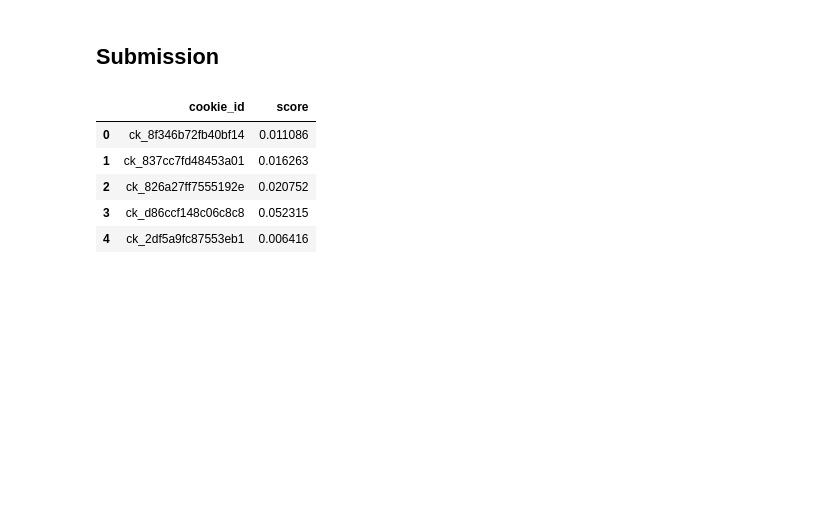
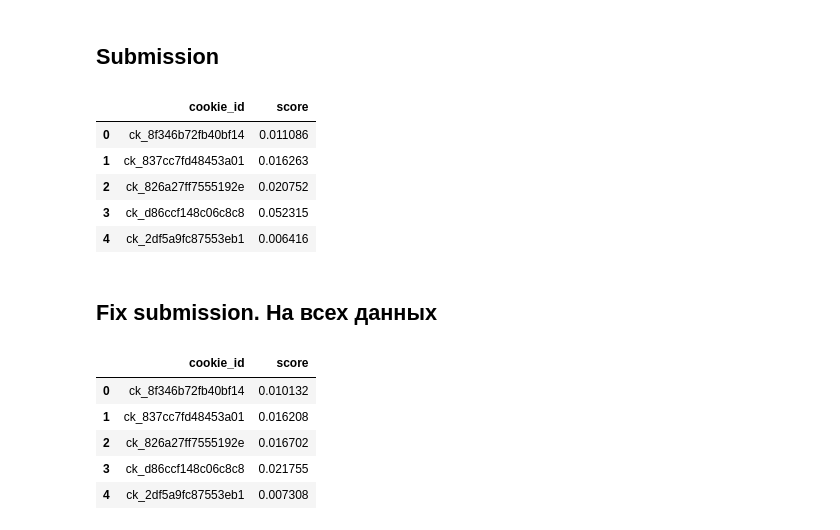
Before and after one commit to eslupmi101/avito_ds_bootcamp, a Jupyter notebook: task.ipynb, the cells around one changed output. Drawn from its saved outputs; the diff is of its cells as text; code cells hidden in the pictures; blank space fills up the shorter version.

```diff
--- a/task.ipynb
+++ b/task.ipynb
@@ -4390,3 +4389,35 @@ sub.head()
 | 2 | ck_826a27ff7555192e | 0.020752 |
 | 3 | ck_d86ccf148c06c8c8 | 0.052315 |
 | 4 | ck_2df5a9fc87553eb1 | 0.006416 |
+# %% [markdown]
+## Fix submission. На всех данных
+# %%
+best_model = joblib.load("./models/catboost.pkl")
+
+best_model.fit(X, y)
+
+submussion_test = (
+    test
+    .sort_values("cookie_created_at")
+    .reset_index(drop=True)
+)
+
+submussion_X = submussion_test.drop(columns=["cookie_id", "cookie_created_at"])
+
+for col in categorical_features:
+    submussion_X[col] = submussion_X[col].astype("category")
+
+sub = pd.DataFrame({
+    'cookie_id': submussion_test["cookie_id"],
+    'score': best_model.predict_proba(submussion_X)[:, 1],
+})
+assert len(sub) == len(test) and sub.score.between(0, 1).all()
+sub.to_csv('fix_submission.csv', index=False)
+sub.head()
+# %% [output]
+|  | cookie_id | score |
+| 0 | ck_8f346b72fb40bf14 | 0.010132 |
+| 1 | ck_837cc7fd48453a01 | 0.016208 |
+| 2 | ck_826a27ff7555192e | 0.016702 |
+| 3 | ck_d86ccf148c06c8c8 | 0.021755 |
+| 4 | ck_2df5a9fc87553eb1 | 0.007308 |
```
Also changed, not shown: parts of 3 cells of this notebook, 2 other files.
